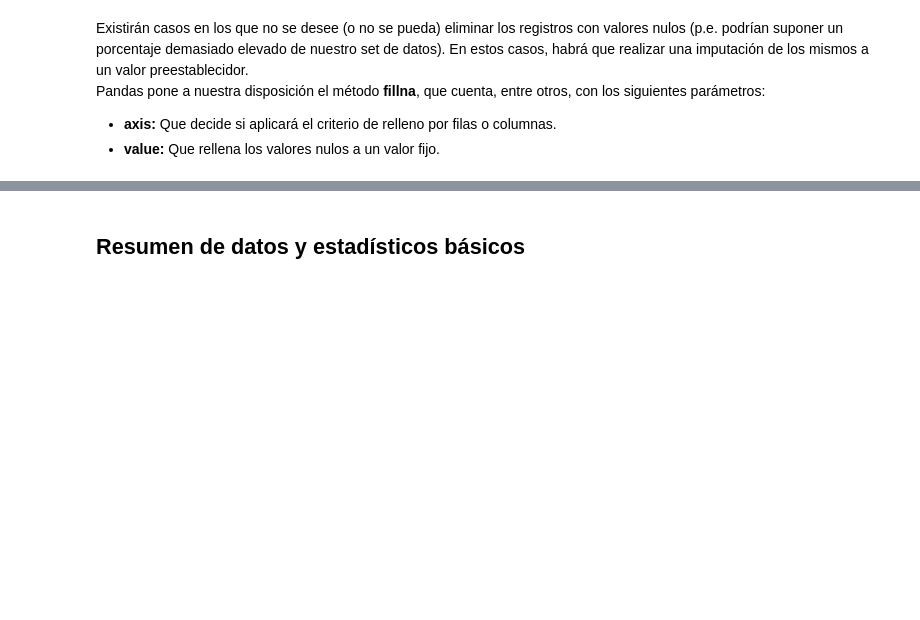
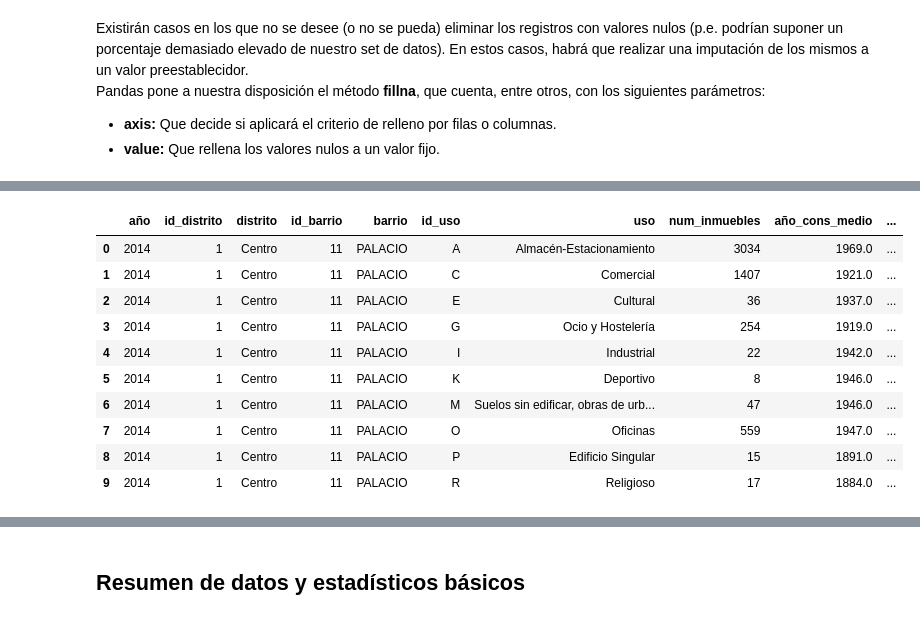
Before and after one commit to kecotes/Python_Data_Science, a Jupyter notebook: 3.pandas/4. Preparacion y exploracion de datos.ipynb, the cells around one changed output, grey strips where cells are left out. Drawn from its saved outputs; the diff is of its cells as text; code cells hidden in the pictures; blank space fills up the shorter version.

```diff
--- a/3.pandas/4. Preparacion y exploracion de datos.ipynb
+++ b/3.pandas/4. Preparacion y exploracion de datos.ipynb
@@ -64,0 +190,16 @@ catastro.fillna(0)
+# %%
+# Imputación de valores por valor anterior (por columnas)
+catastro.fillna(method='ffill')
+# Propaga los valores apenas consiga uno y los esparce hacia abajo, si antes no consiguio uno, dejará los NaN
+# %% [output]
+|  | año | id_distrito | distrito | id_barrio | barrio | id_uso | uso | num_inmuebles | año_cons_medio | ... |
+| 0 | 2014 | 1 | Centro | 11 | PALACIO | A | Almacén-Estacionamiento | 3034 | 1969.0 | ... |
+| 1 | 2014 | 1 | Centro | 11 | PALACIO | C | Comercial | 1407 | 1921.0 | ... |
+| 2 | 2014 | 1 | Centro | 11 | PALACIO | E | Cultural | 36 | 1937.0 | ... |
+| 3 | 2014 | 1 | Centro | 11 | PALACIO | G | Ocio y Hostelería | 254 | 1919.0 | ... |
+| 4 | 2014 | 1 | Centro | 11 | PALACIO | I | Industrial | 22 | 1942.0 | ... |
+| 5 | 2014 | 1 | Centro | 11 | PALACIO | K | Deportivo | 8 | 1946.0 | ... |
+| 6 | 2014 | 1 | Centro | 11 | PALACIO | M | Suelos sin edificar, obras de urb... | 47 | 1946.0 | ... |
+| 7 | 2014 | 1 | Centro | 11 | PALACIO | O | Oficinas | 559 | 1947.0 | ... |
+| 8 | 2014 | 1 | Centro | 11 | PALACIO | P | Edificio Singular | 15 | 1891.0 | ... |
+| 9 | 2014 | 1 | Centro | 11 | PALACIO | R | Religioso | 17 | 1884.0 | ... |
```
Also changed, not shown: parts of 52 cells of this notebook, 9 other files.
